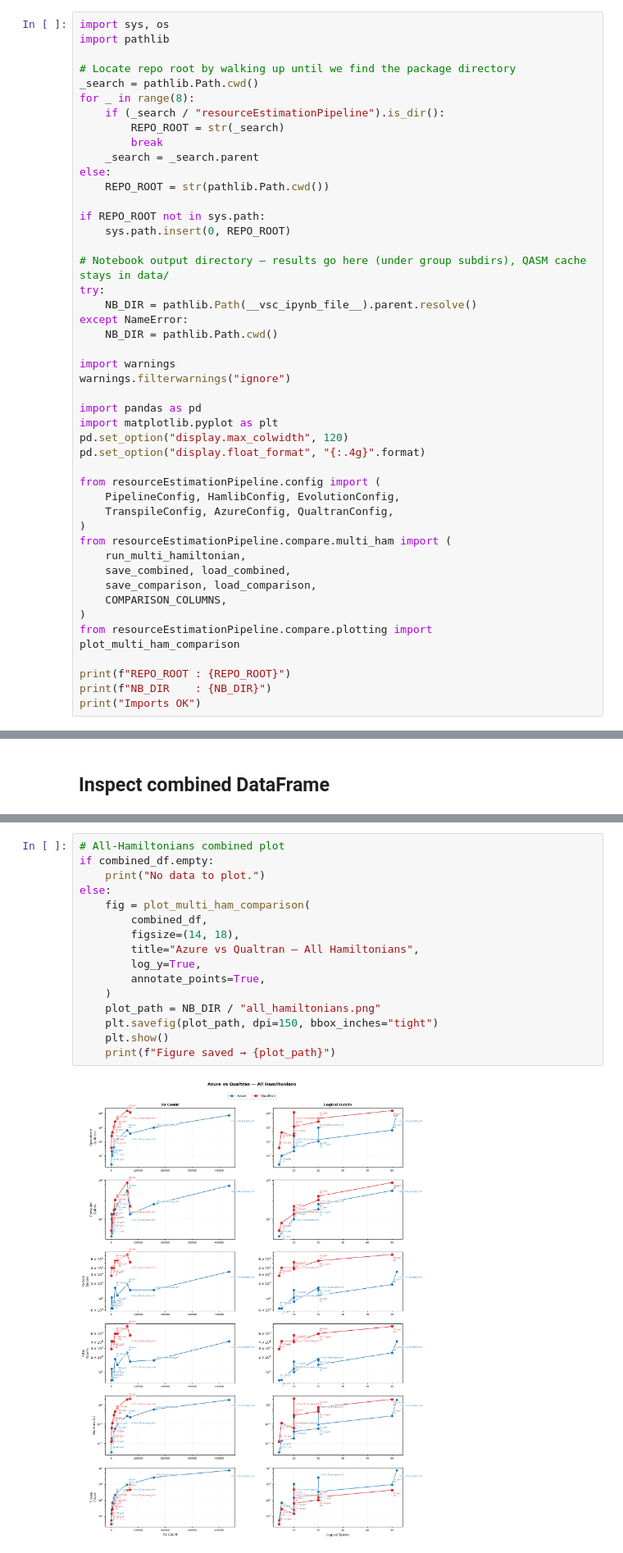
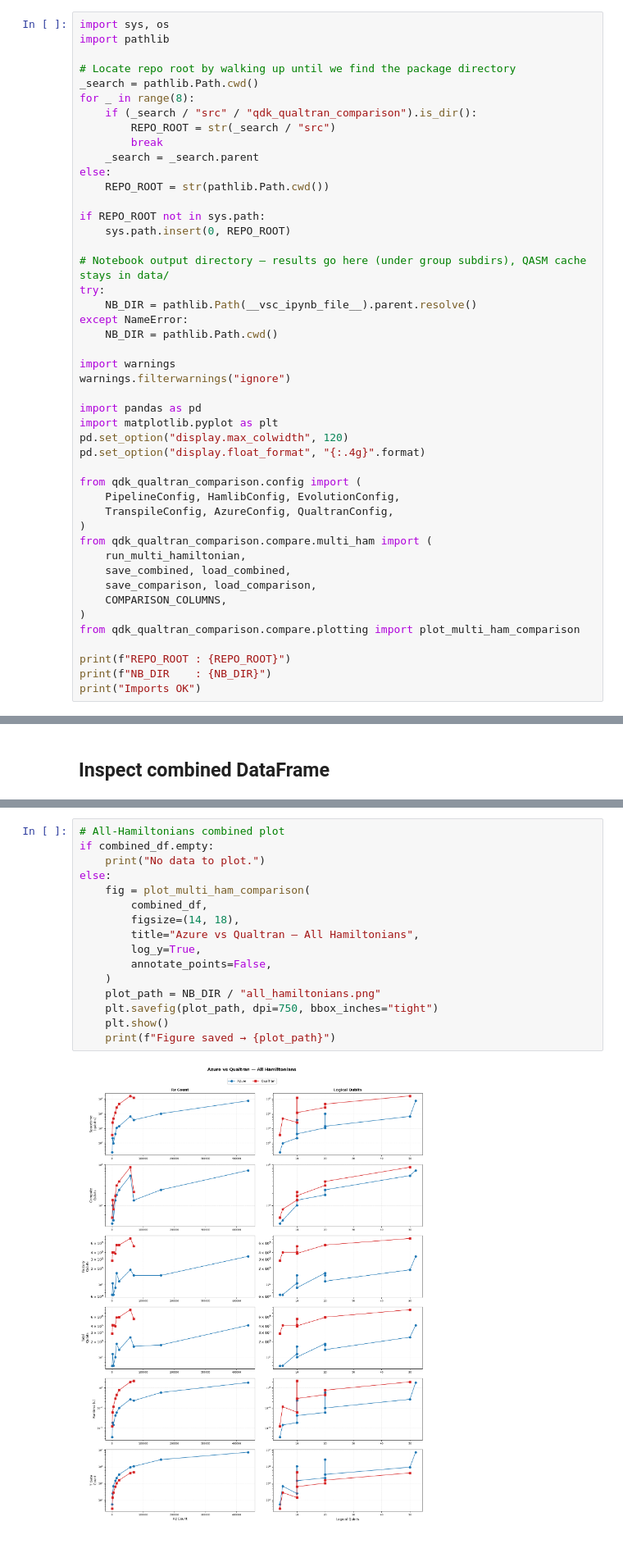
Before and after one commit to KevinLi053/resourceEstimationPipeline, a Jupyter notebook: experiments/05_multi_hamlib/comparison_ham.ipynb, the cells around one changed output, grey strips where cells are left out. Shown at 82% size. Cells and saved outputs as stored; diff of their text form.

```diff
--- a/experiments/05_multi_hamlib/comparison_ham.ipynb
+++ b/experiments/05_multi_hamlib/comparison_ham.ipynb
@@ -27,8 +27,8 @@ import pathlib
 # Locate repo root by walking up until we find the package directory
 _search = pathlib.Path.cwd()
 for _ in range(8):
-    if (_search / "resourceEstimationPipeline").is_dir():
-        REPO_ROOT = str(_search)
+    if (_search / "src" / "qdk_qualtran_comparison").is_dir():
+        REPO_ROOT = str(_search / "src")
         break
     _search = _search.parent
 else:
@@ -51,17 +51,17 @@ import matplotlib.pyplot as plt
 pd.set_option("display.max_colwidth", 120)
 pd.set_option("display.float_format", "{:.4g}".format)
 
-from resourceEstimationPipeline.config import (
+from qdk_qualtran_comparison.config import (
     PipelineConfig, HamlibConfig, EvolutionConfig,
     TranspileConfig, AzureConfig, QualtranConfig,
 )
-from resourceEstimationPipeline.compare.multi_ham import (
+from qdk_qualtran_comparison.compare.multi_ham import (
     run_multi_hamiltonian,
     save_combined, load_combined,
     save_comparison, load_comparison,
     COMPARISON_COLUMNS,
 )
-from resourceEstimationPipeline.compare.plotting import plot_multi_ham_comparison
+from qdk_qualtran_comparison.compare.plotting import plot_multi_ham_comparison
 
 print(f"REPO_ROOT : {REPO_ROOT}")
 print(f"NB_DIR    : {NB_DIR}")
@@ -299,18 +317,18 @@ sorted by x-value.
 # %%
 # All-Hamiltonians combined plot
 if combined_df.empty:
     print("No data to plot.")
 else:
     fig = plot_multi_ham_comparison(
         combined_df,
         figsize=(14, 18),
         title="Azure vs Qualtran — All Hamiltonians",
         log_y=True,
-        annotate_points=True,
+        annotate_points=False,
     )
     plot_path = NB_DIR / "all_hamiltonians.png"
-    plt.savefig(plot_path, dpi=150, bbox_inches="tight")
+    plt.savefig(plot_path, dpi=750, bbox_inches="tight")
     plt.show()
     print(f"Figure saved → {plot_path}")
 # %% [output]
-[figure, old version]
+[figure, new version]
```
Also changed, not shown: parts of 8 cells of this notebook, 31 other files.
